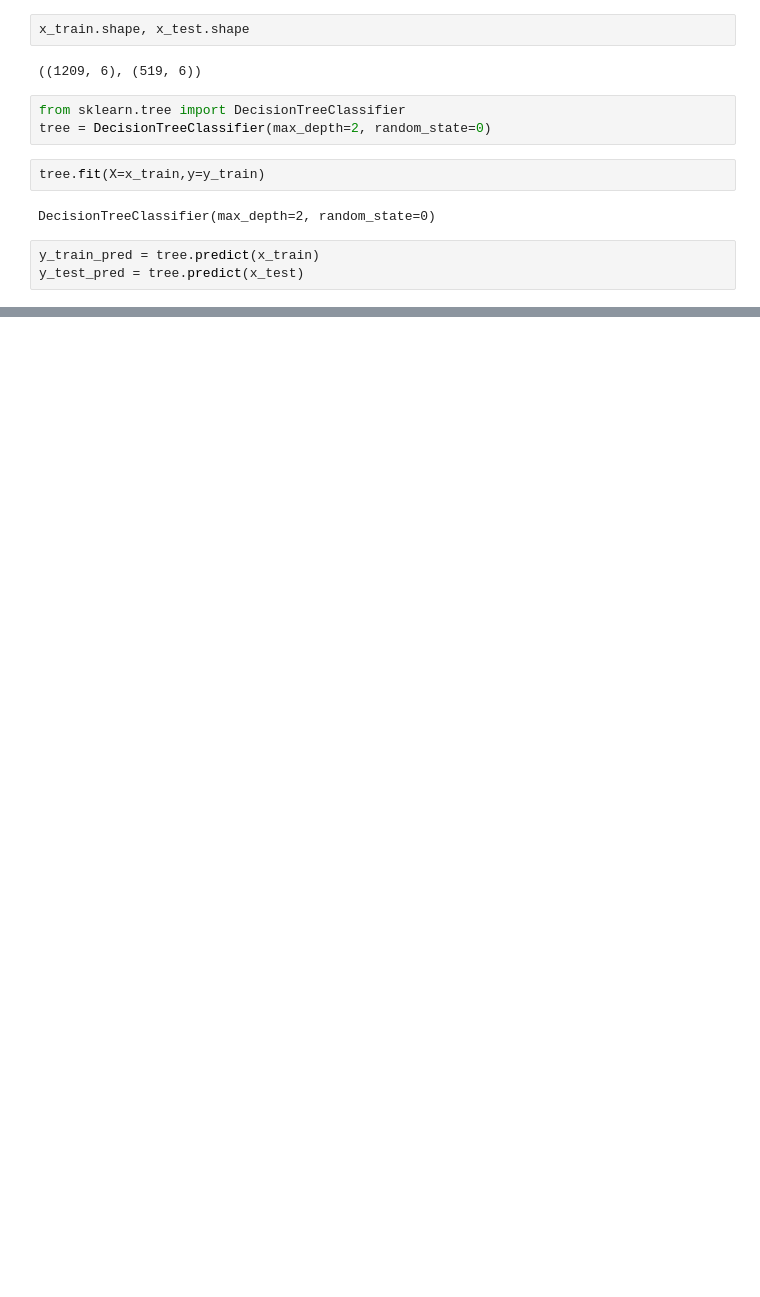
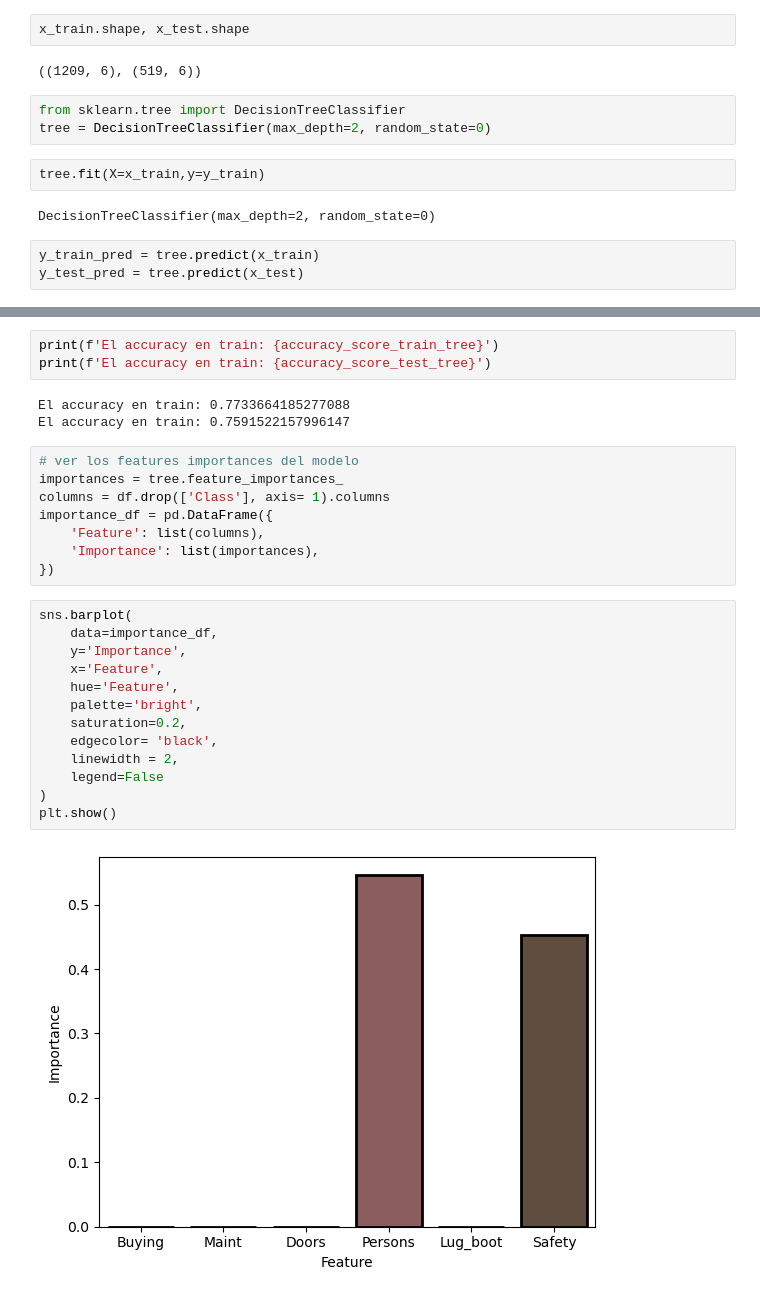
Before and after one commit to MateoAbbiatiBerton/Cursos_DS, a Jupyter notebook: 3_tree/arbol_decision.ipynb, the cells around one changed output, grey strips where cells are left out. Drawn from its saved outputs; the diff is of its cells as text; blank space fills up the shorter version.

```diff
--- a/3_tree/arbol_decision.ipynb
+++ b/3_tree/arbol_decision.ipynb
@@ -50,0 +70,29 @@ y_test_pred = tree.predict(x_test)
+# %%
+print(f'El accuracy en train: {accuracy_score_train_tree}')
+print(f'El accuracy en train: {accuracy_score_test_tree}')
+# %% [output]
+El accuracy en train: 0.7733664185277088
+El accuracy en train: 0.7591522157996147
+# %%
+# ver los features importances del modelo
+importances = tree.feature_importances_
+columns = df.drop(['Class'], axis= 1).columns
+importance_df = pd.DataFrame({
+    'Feature': list(columns),
+    'Importance': list(importances),
+})
+# %%
+sns.barplot(
+    data=importance_df,
+    y='Importance',
+    x='Feature',
+    hue='Feature',
+    palette='bright',
+    saturation=0.2,
+    edgecolor= 'black',
+    linewidth = 2,
+    legend=False
+)
+plt.show()
+# %% [output]
+[figure, added]
```
Also changed, not shown: parts of 3 cells of this notebook.
